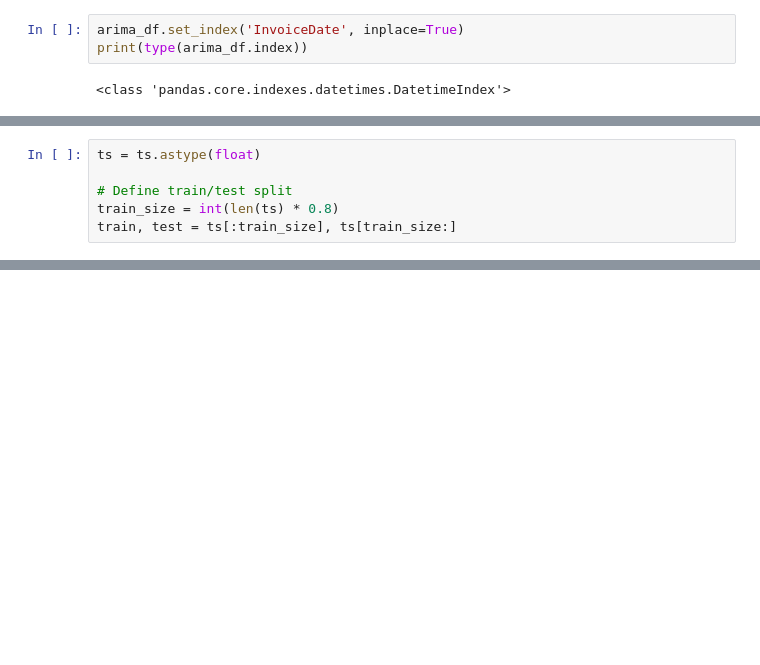
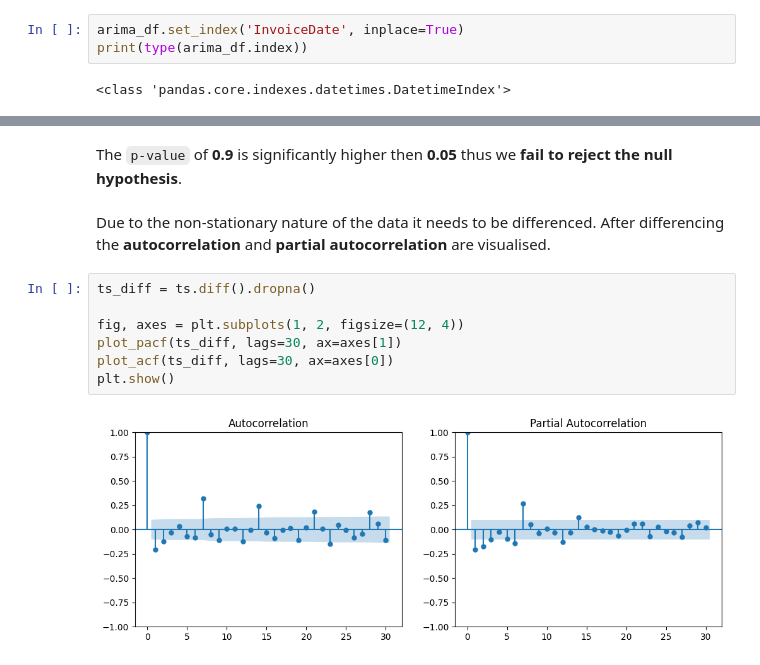
Before and after one commit to aykahsay/Data-Mining, a Jupyter notebook: notebooks/3_data_mining.ipynb, the cells around one changed output, grey strips where cells are left out. Cells and saved outputs as stored; diff of their text form; blank space fills up the shorter version.

Commit message:
code: Explaining the data mining logic

```diff
--- a/notebooks/3_data_mining.ipynb
+++ b/notebooks/3_data_mining.ipynb
@@ -541,6 +555,0 @@ plt.show()
-# %%
-ts = ts.astype(float)
-
-# Define train/test split
-train_size = int(len(ts) * 0.8)
-train, test = ts[:train_size], ts[train_size:]
@@ -585,0 +568,13 @@ print(comparison_df.head(10))  # View side-by-side comparison
+# %% [markdown]
+The `p-value` of **0.9** is significantly higher then **0.05** thus we **fail to reject the null hypothesis**.
+# %% [markdown]
+Due to the non-stationary nature of the data it needs to be differenced. After differencing the **autocorrelation** and **partial autocorrelation** are visualised.
+# %%
+ts_diff = ts.diff().dropna()
+
+fig, axes = plt.subplots(1, 2, figsize=(12, 4))
+plot_pacf(ts_diff, lags=30, ax=axes[1])
+plot_acf(ts_diff, lags=30, ax=axes[0])
+plt.show()
+# %% [output]
+[figure, added]
```
Also changed, not shown: parts of 64 cells of this notebook.
